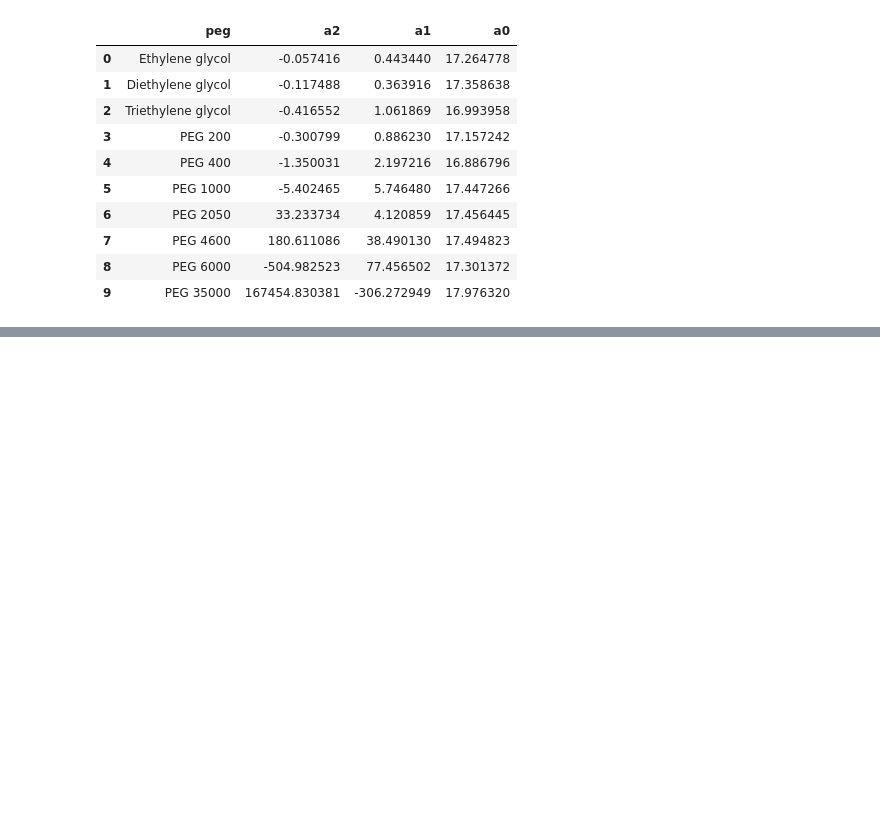
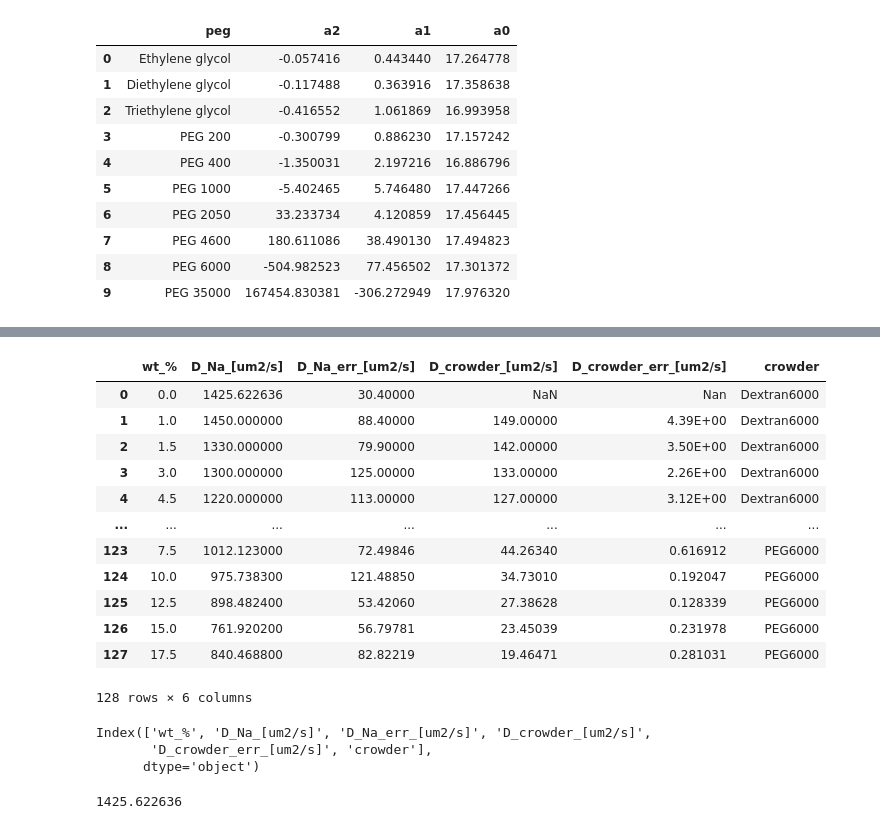
Before and after one commit to antonilis/molecular_crowding, a Jupyter notebook: analysis.ipynb, the cells around one changed output, grey strips where cells are left out. Saved outputs shown, nothing was run; the diff lists cells and outputs as text; code cells hidden in the pictures; blank space fills up the shorter version.

```diff
--- a/analysis.ipynb
+++ b/analysis.ipynb
@@ -259,0 +259,3 @@ KeyError: 'PEG 35000'
+# %%
+import utils as uts
+data =
@@ -259,0 +323,22 @@ KeyError: 'PEG 35000'
+# %%
+data
+# %% [output]
+|  | wt_% | D_Na_[um2/s] | D_Na_err_[um2/s] | D_crowder_[um2/s] | D_crowder_err_[um2/s] | crowder |
+| 0 | 0.0 | 1425.622636 | 30.40000 | NaN | Nan | Dextran6000 |
+| 1 | 1.0 | 1450.000000 | 88.40000 | 149.00000 | 4.39E+00 | Dextran6000 |
+| 2 | 1.5 | 1330.000000 | 79.90000 | 142.00000 | 3.50E+00 | Dextran6000 |
+| 3 | 3.0 | 1300.000000 | 125.00000 | 133.00000 | 2.26E+00 | Dextran6000 |
+| 4 | 4.5 | 1220.000000 | 113.00000 | 127.00000 | 3.12E+00 | Dextran6000 |
+| ... | ... | ... | ... | ... | ... | ... |
+| 123 | 7.5 | 1012.123000 | 72.49846 | 44.26340 | 0.616912 | PEG6000 |
+| 124 | 10.0 | 975.738300 | 121.48850 | 34.73010 | 0.192047 | PEG6000 |
+| 125 | 12.5 | 898.482400 | 53.42060 | 27.38628 | 0.128339 | PEG6000 |
+| 126 | 15.0 | 761.920200 | 56.79781 | 23.45039 | 0.231978 | PEG6000 |
+| 127 | 17.5 | 840.468800 | 82.82219 | 19.46471 | 0.281031 | PEG6000 |
+128 rows × 6 columns
+# %%
+data.columns
+# %% [output]
+Index(['wt_%', 'D_Na_[um2/s]', 'D_Na_err_[um2/s]', 'D_crowder_[um2/s]',
+       'D_crowder_err_[um2/s]', 'crowder'],
+      dtype='object')
@@ -259,0 +347,4 @@ KeyError: 'PEG 35000'
+# %%
+Na0
+# %% [output]
+1425.622636
```
Also changed, not shown: parts of 7 cells of this notebook, 4 other files.
